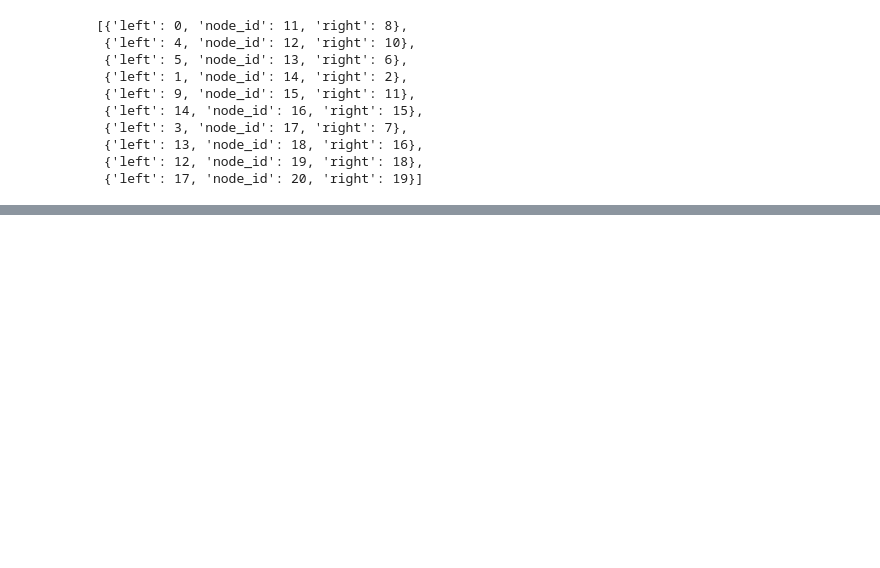
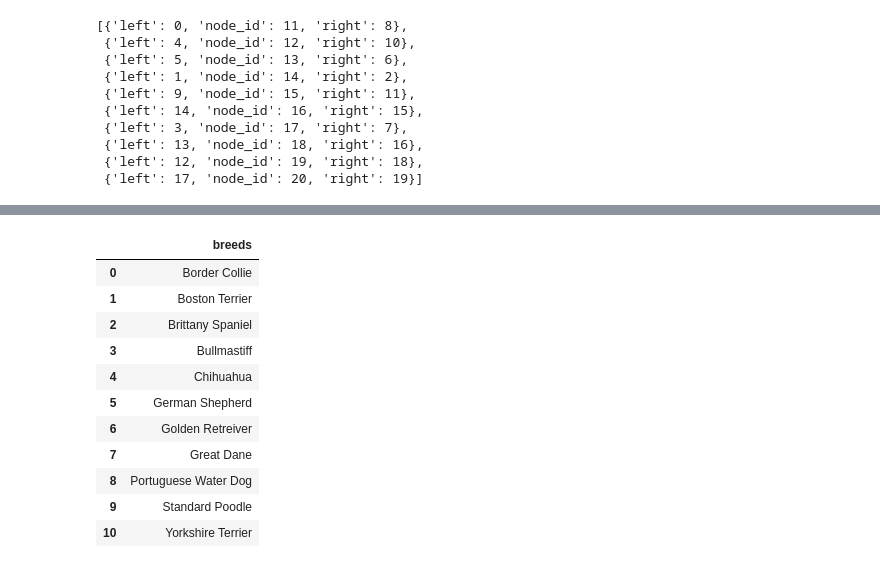
Before and after one commit to zacharski/machine-learning-notebooks, a Jupyter notebook: notebooks/intro_to_clustering.ipynb, the cells around one changed output, grey strips where cells are left out. Drawn from its saved outputs; the diff is of its cells as text; code cells hidden in the pictures; blank space fills up the shorter version.

```diff
--- a/notebooks/intro_to_clustering.ipynb
+++ b/notebooks/intro_to_clustering.ipynb
@@ -124 +178,17 @@ So when I draw this out I get:
+# %%
+dog_names = pd.DataFrame({'breeds': dog_data.index.values})
+dog_names
+# %% [output]
+|  | breeds |
+| 0 | Border Collie |
+| 1 | Boston Terrier |
+| 2 | Brittany Spaniel |
+| 3 | Bullmastiff |
+| 4 | Chihuahua |
+| 5 | German Shepherd |
+| 6 | Golden Retreiver |
+| 7 | Great Dane |
+| 8 | Portuguese Water Dog |
+| 9 | Standard Poodle |
+| 10 | Yorkshire Terrier |
 # %% [markdown]
```
Also changed, not shown: parts of 17 cells of this notebook.
